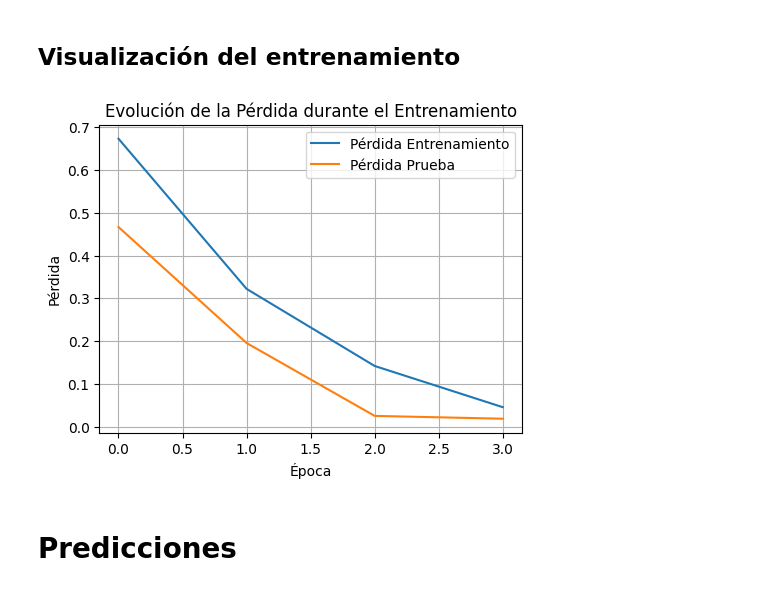
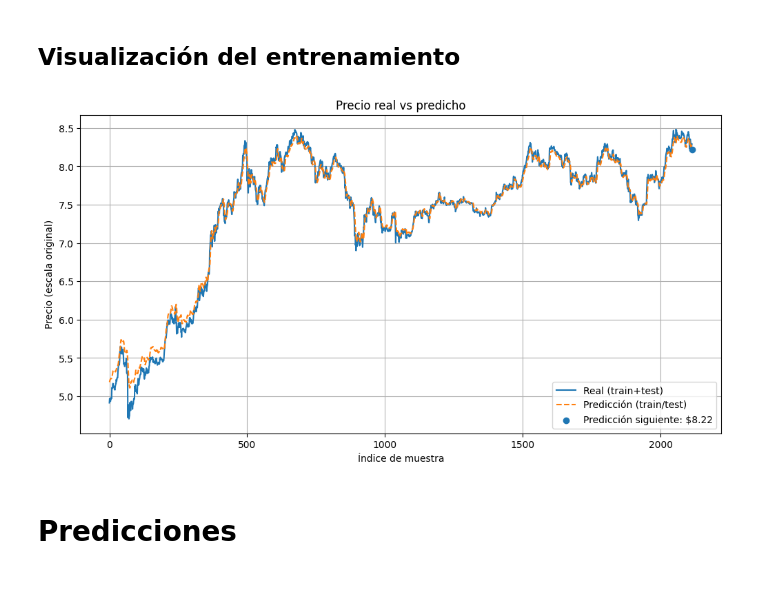
Before and after one commit to victoMR/PredictCrypto, a Jupyter notebook: twoNodes.ipynb, the cells around one changed output. Drawn from its saved outputs; the diff is of its cells as text; code cells hidden in the pictures.

Commit message:
Segunda neurona v2

```diff
--- a/twoNodes.ipynb
+++ b/twoNodes.ipynb
@@ -121,16 +83,15 @@ Sesgo capa salida (b2): [0.]
 # %% [markdown]
 ## Función de pérdida y optimizador
 # %%
-# Función de pérdida (Error Cuadrático Medio)
+# Mostrar pesos iniciales
+pesos = neurona.get_weights()
+print(f"W1:\n{pesos['W1']}")
+print(f"b1:\n{pesos['b1']}")
+print(f"W2:\n{pesos['W2']}")
+print(f"b2:\n{pesos['b2']}")
+
 def loss_fn(y_true, y_pred):
-    return tf.reduce_mean(tf.square(y_true - y_pred))
+    return tf.reduce_mean(tf.square(y_true - y_pred))  # MSE
 
-# Optimizador (Descenso de Gradiente)
 optimizer = tf.optimizers.Adam(learning_rate=0.01)
-
-# Dividir datos en entrenamiento y prueba
-X_train, X_test, y_train, y_test = train_test_split(X, y, test_size=20, shuffle=False)
-
-print(f"Datos de entrenamiento: {X_train.shape}")
-print(f"Datos de prueba: {X_test.shape}")
 # %% [output]
@@ -179,19 +155,57 @@ Epoch 4: Loss: 0.09617465734481812
 # %% [markdown]
 ## Visualización del entrenamiento
 # %%
-plt.figure(figsize=(12, 4))
+# ---------------------------
+# GRÁFICA: real vs predicho
+# ---------------------------
 
-# Gráfico de pérdidas
-plt.subplot(1, 2, 1)
-plt.plot(train_losses, label='Pérdida Entrenamiento')
-plt.plot(test_losses, label='Pérdida Prueba')
-plt.title('Evolución de la Pérdida durante el Entrenamiento')
-plt.xlabel('Época')
-plt.ylabel('Pérdida')
+# Predicciones sobre todo el conjunto (train + test) para visualización
+y_pred_train = neurona(X_train.astype(np.float32)).numpy()  # (n_train, 1)
+y_pred_test  = neurona(X_test.astype(np.float32)).numpy()   # (n_test, 1)
+
+# Invertir la normalización a la escala original
+y_train_actual = scaler.inverse_transform(y_train)          # (n_train, 1)
+y_test_actual  = scaler.inverse_transform(y_test)          # (n_test, 1)
+y_pred_train_actual = scaler.inverse_transform(y_pred_train)
+y_pred_test_actual  = scaler.inverse_transform(y_pred_test)
+
+# Construir un arreglo completo de la serie temporal para comparar:
+# colocamos NaN donde no haya predicción para que la gráfica sea clara
+total_len = len(X_train) + len(X_test)
+series_indexes = np.arange(total_len)
+
+# Para visualizar en la misma línea temporal:
+preds_full = np.full((total_len, 1), np.nan, dtype=np.float32)
+# llenar la parte de train y test en sus posiciones relativas
+preds_full[:len(y_pred_train_actual), 0] = y_pred_train_actual.flatten()
+preds_full[len(y_pred_train_actual):len(y_pred_train_actual)+len(y_pred_test_actual), 0] = y_pred_test_actual.flatten()
+
+# Serie real completa (recortada para las mismas posiciones: usamos y_train + y_test)
+real_full = np.vstack([y_train_actual, y_test_actual])
+
+# Predicción del siguiente paso (últimos datos)
+ultimos_datos = data_scaled[-sequence_length:].flatten().reshape(1, -1)
+prediccion_normalizada = neurona(ultimos_datos.astype(np.float32))
+prediccion = scaler.inverse_transform(prediccion_normalizada.numpy())  # (1,1)
+
+# Índice para la predicción futura (colocarlo justo después del último punto real)
+future_index = total_len  # dibujaremos un punto extra
+
+# Dibujar
+import matplotlib.pyplot as plt
+
+plt.figure(figsize=(12, 6))
+plt.plot(series_indexes, real_full.flatten(), label="Real (train+test)")
+plt.plot(series_indexes, preds_full.flatten(), label="Predicción (train/test)", linestyle='--')
+plt.scatter([future_index], [prediccion[0,0]], label=f"Predicción siguiente: ${prediccion[0,0]:.2f}", zorder=5)
+plt.xlabel("Índice de muestra")
+plt.ylabel("Precio (escala original)")
+plt.title("Precio real vs predicho")
 plt.legend()
 plt.grid(True)
+plt.show()
 # %% [output]
-[figure, old version]
+[figure, new version]
 # %% [markdown]
 # Predicciones
 # %%
```
Also changed, not shown: parts of 11 cells of this notebook.
